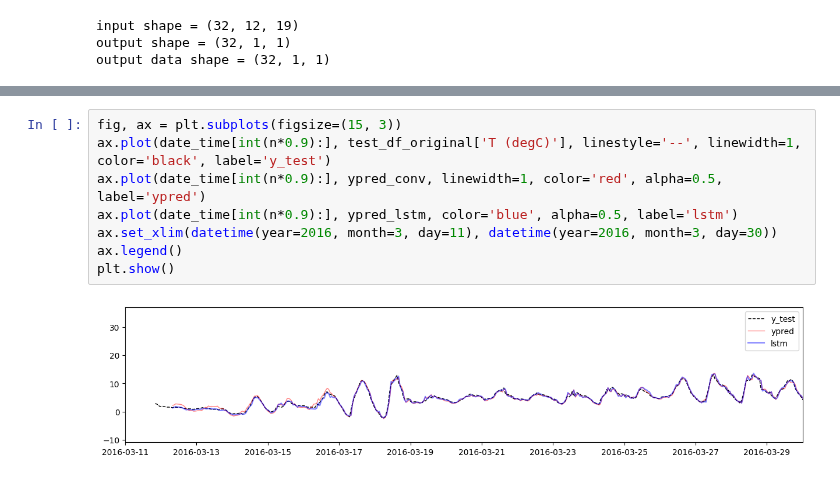
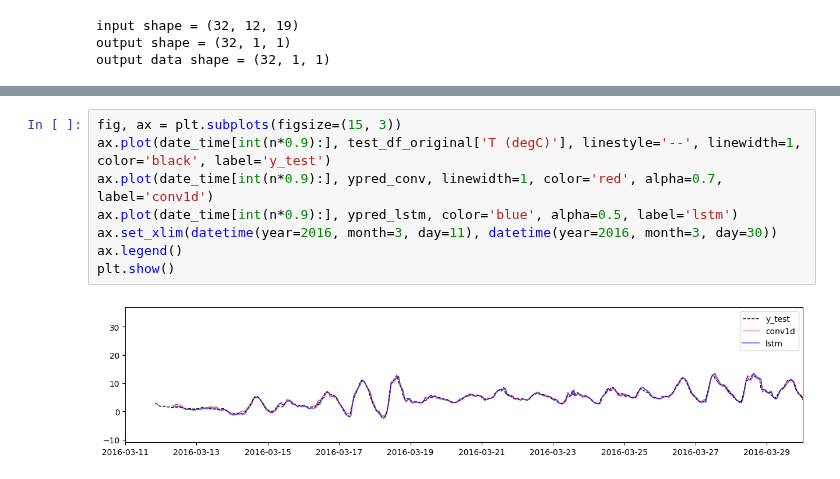
Before and after one commit to robetatis/study_notes_ml, a Jupyter notebook: weather.ipynb, the cells around one changed output, grey strips where cells are left out. Saved outputs shown, nothing was run; the diff lists cells and outputs as text.

```diff
--- a/weather.ipynb
+++ b/weather.ipynb
@@ -695,10 +709,10 @@ ypred_lstm = make_ypred(lstm, w_lstm, train_mean['T (degC)'], train_sd['T (degC)
 # %%
 fig, ax = plt.subplots(figsize=(15, 3))
 ax.plot(date_time[int(n*0.9):], test_df_original['T (degC)'], linestyle='--', linewidth=1, color='black', label='y_test')
-ax.plot(date_time[int(n*0.9):], ypred_conv, linewidth=1, color='red', alpha=0.5, label='ypred')
+ax.plot(date_time[int(n*0.9):], ypred_conv, linewidth=1, color='red', alpha=0.7, label='conv1d')
 ax.plot(date_time[int(n*0.9):], ypred_lstm, color='blue', alpha=0.5, label='lstm')
 ax.set_xlim(datetime(year=2016, month=3, day=11), datetime(year=2016, month=3, day=30))
 ax.legend()
 plt.show()
 # %% [output]
-[figure, old version]
+[figure, new version]
```
Also changed, not shown: parts of 22 cells of this notebook.
